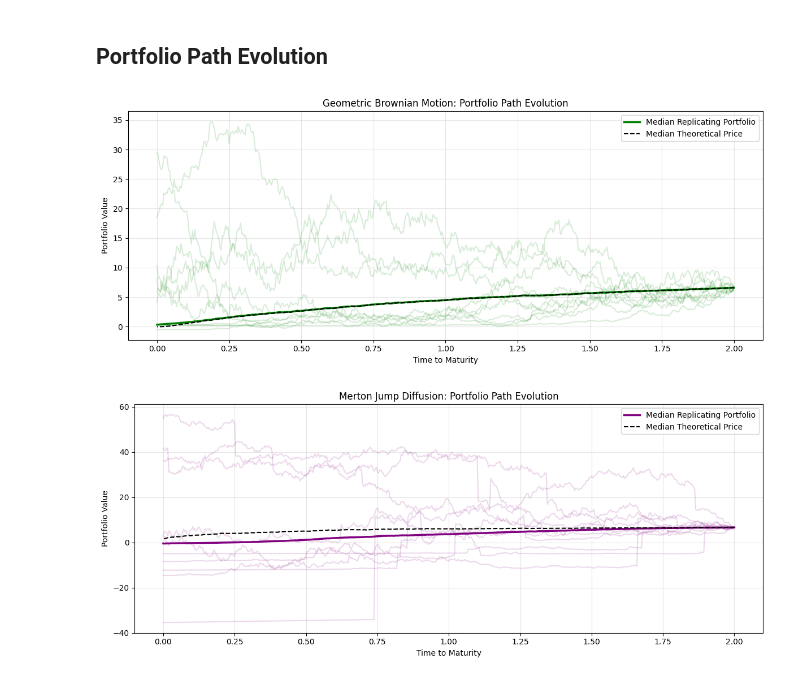
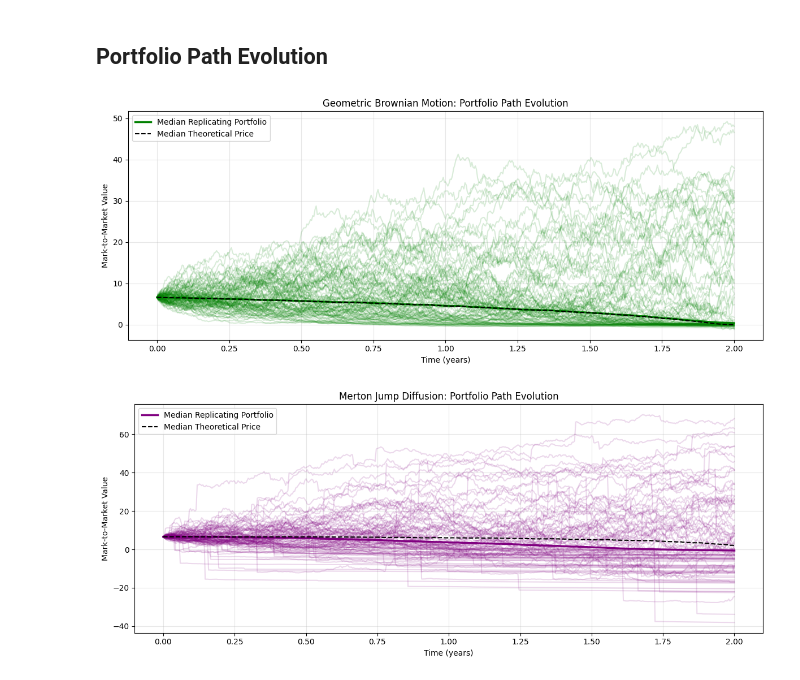
Before and after one commit to mattia-3rne/delta-hedging-in-merton-jump-diffusion-model, a Jupyter notebook: notebooks/02_delta_hedging.ipynb, the cells around one changed output. Cells and saved outputs as stored; diff of their text form; code cells hidden in the pictures.

```diff
--- a/notebooks/02_delta_hedging.ipynb
+++ b/notebooks/02_delta_hedging.ipynb
@@ -101,7 +101,7 @@ def implied_vol(price, S, K, T, r, option_type="call", tol=1e-6):
     except ValueError:
         return np.nan
 
-def skew_from_sample(ST_sample):
+def smile_from_sample(ST_sample):
     prices = []
     for K in K_grid:
         payoff = (np.maximum(ST_sample - K, 0.0) if option_type == "call" else np.maximum(K - ST_sample, 0.0))
@@ -113,7 +113,6 @@ def skew_from_sample(ST_sample):
     ])
     return iv
 
-# Skew from terminal distribution
 rng = np.random.default_rng(123)
 n_paths = ST_mjd.shape[0]
 n_boot = 50
@@ -123,23 +122,20 @@ plt.figure(figsize=(9, 5))
 
 for b in range(n_boot):
     idx = rng.choice(n_paths, size=n_paths, replace=True)
-    iv = skew_from_sample(ST_mjd[idx])
+    iv = smile_from_sample(ST_mjd[idx])
     boot_iv.append(iv)
     plt.plot(K_grid / S0_smile, iv, color="purple", alpha=0.15, lw=1)
 
 boot_iv = np.asarray(boot_iv)
 iv_med = np.nanmedian(boot_iv, axis=0)
-iv_p05 = np.nanpercentile(boot_iv, 5, axis=0)
-iv_p95 = np.nanpercentile(boot_iv, 95, axis=0)
 
 plt.axhline(sigma_bsm, linestyle="--", label="GBM", color="green")
 plt.plot(K_grid / S0_smile, iv_med, color="purple", lw=2.5, label="MJD")
-plt.fill_between(K_grid / S0_smile, iv_p05, iv_p95, color="purple", alpha=0.15, label="5–95%")
-
 plt.xlabel("Moneyness")
-plt.ylabel("Implied volatility")
-plt.title("Volatility Skew")
+plt.ylabel("Implied Volatility")
+plt.title("Volatility Smile")
 plt.legend()
+plt.grid(alpha=0.3)
 plt.tight_layout()
 plt.show()
 # %% [output]
@@ -182,9 +178,6 @@ def run_delta_hedge(
 
     # Liability model price
     C0 = np.zeros((n_paths, n_steps_plus_1))
-
-    # Pre-rebalance delta exposure
-    net_delta_pre = np.full((n_paths, n_steps_plus_1), np.nan)
 
     # Stepwise PnL components
     pnl_stock = np.zeros((n_paths, n_steps))
@@ -228,9 +221,6 @@ def run_delta_hedge(
         # Portfolio before re-hedging
         V_pre = xS[:, i] * S_ip1 + B[:, i] * growth
 
-        # Pre-rebalance delta exposure
-        net_delta_pre[:, i + 1] = xS[:, i] - D0_ip1
-
         # Re-hedge portfolio position
         xS[:, i + 1] = D0_ip1
         C0[:, i + 1] = C0_ip1
@@ -259,7 +249,6 @@ def run_delta_hedge(
         "pnl_cash": pnl_cash,
         "pnl_liability": pnl_liability,
         "pnl_hedged": pnl_hedged,
-        "net_delta_pre": net_delta_pre,
     }
 
 
@@ -269,7 +258,7 @@ def hedge_summary(err):
         "avg_error": float(np.mean(err)),
         "std_error": float(np.std(err, ddof=1)),
         "rmse": float(np.sqrt(np.mean(err**2))),
-        "var_99": float(np.quantile(err, 0.01)),
+        "var_99": float(-np.quantile(err, 0.01)),
         "miss_50": float(np.quantile(err, 0.50)),
         "gain_99": float(np.quantile(err, 0.99)),
     })
@@ -326,7 +315,7 @@ def plot_error_timeseries(res: dict, title: str, *, t_grid: np.ndarray, color: s
     plt.fill_between(t_grid, q[0], q[2], alpha=0.2, label="90% Prediction Interval", color=color)
 
     plt.title(title)
-    plt.xlabel("Time to Maturity")
+    plt.xlabel("Time (years)")
     plt.ylabel("Mark-to-Model Residual")
     plt.legend()
     plt.tight_layout()
@@ -345,8 +334,10 @@ def plot_terminal_distribution(err_T: np.ndarray, title: str, *, color: str):
     plt.tight_layout()
     plt.show()
 
-plot_error_timeseries(gbm_res, "Geometric Brownian Motion: Evolution of Tracking Error", t_grid=tau_grid, color="green")
-plot_error_timeseries(mjd_res, "Merton Jump Diffusion: Evolution of Tracking Error", t_grid=tau_grid, color="purple")
+t_grid_calendar = np.arange(n_steps + 1) * dt
+
+plot_error_timeseries(gbm_res, "Geometric Brownian Motion: Evolution of Tracking Error", t_grid=t_grid_calendar, color="green")
+plot_error_timeseries(mjd_res, "Merton Jump Diffusion: Evolution of Tracking Error", t_grid=t_grid_calendar, color="purple")
 
 plot_terminal_distribution(gbm_term, "Geometric Brownian Motion: Distribution of Hedge Slippage", color="green")
 plot_terminal_distribution(mjd_term, "Merton Jump Diffusion: Distribution of Hedge Slippage", color="purple")
@@ -358,38 +389,37 @@ plot_terminal_distribution(mjd_term, "Merton Jump Diffusion: Distribution of Hed
 # %% [markdown]
 ## Portfolio Path Evolution
 # %%
-def plot_portfolio_paths(res: dict, title: str, *, t_grid: np.ndarray, color: str, n_plot: int = 10, seed: int = 42):
+def plot_portfolio_paths(res: dict, title: str, *, t_grid: np.ndarray, color: str, n_plot: int = 100, seed: int = 42):
     rng = np.random.default_rng(seed)
     n_paths = res["V"].shape[0]
     idx = rng.choice(n_paths, size=min(n_plot, n_paths), replace=False)
 
-    # Portfolio Value
     V_subset = res["V"][idx]
 
     plt.figure(figsize=(12, 5))
 
     for j in range(V_subset.shape[0]):
         plt.plot(t_grid, V_subset[j], color=color, alpha=0.15)
 
     plt.plot(t_grid, np.median(res["V"], axis=0), color=color, lw=2.5,
              label="Median Replicating Portfolio")
 
     plt.plot(t_grid, np.median(res["C0"], axis=0), color="black", lw=1.5, ls="--",
              label="Median Theoretical Price")
 
     plt.title(title)
-    plt.xlabel("Time to Maturity")
-    plt.ylabel("Portfolio Value")
+    plt.xlabel("Time (years)")
+    plt.ylabel("Mark-to-Market Value")
     plt.legend()
     plt.grid(alpha=0.3)
     plt.tight_layout()
     plt.show()
 
 plot_portfolio_paths(gbm_res, "Geometric Brownian Motion: Portfolio Path Evolution",
-                     t_grid=tau_grid, color="green", seed=1)
+                     t_grid=t_grid_calendar, color="green", seed=1)
 
 plot_portfolio_paths(mjd_res, "Merton Jump Diffusion: Portfolio Path Evolution",
-                     t_grid=tau_grid, color="purple", seed=2)
+                     t_grid=t_grid_calendar, color="purple", seed=2)
 # %% [output]
-[figure, old version]
+[figure, new version]
-[figure, old version]
+[figure, new version]
```
Also changed, not shown: parts of 5 cells of this notebook, 1 other file.
